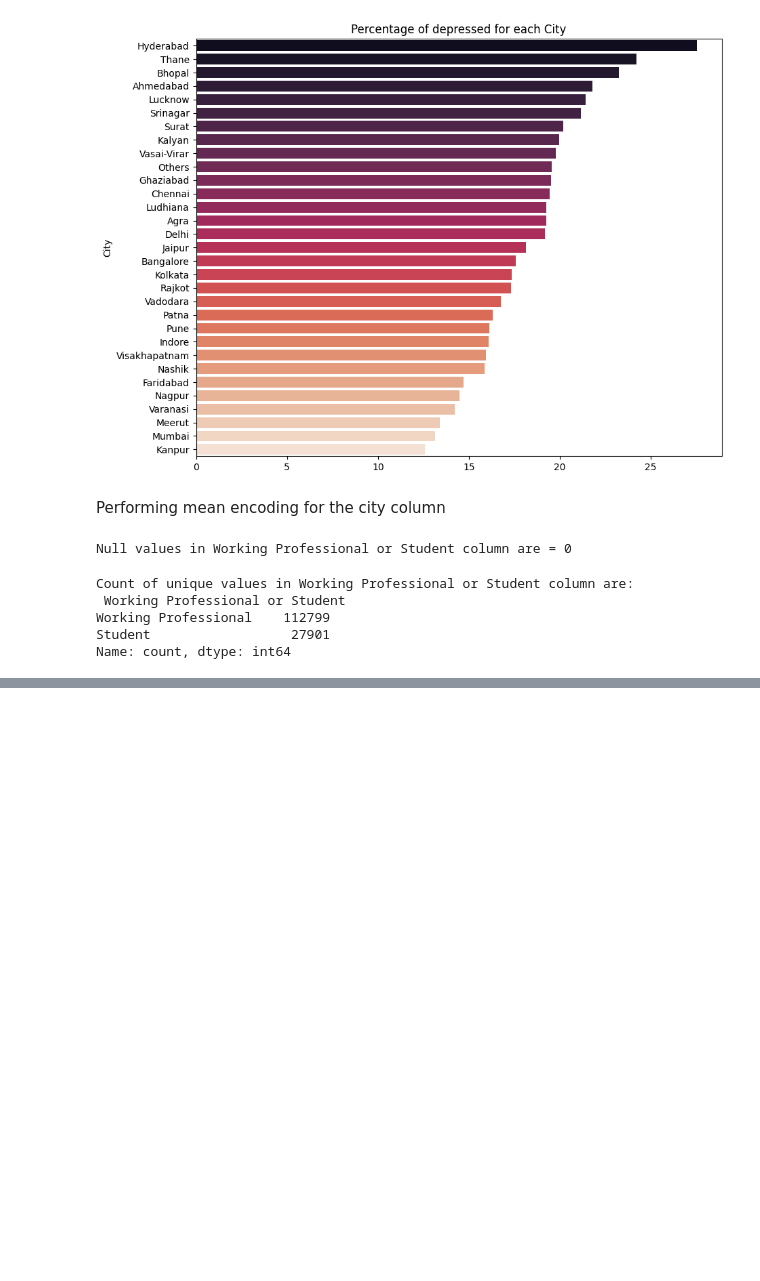
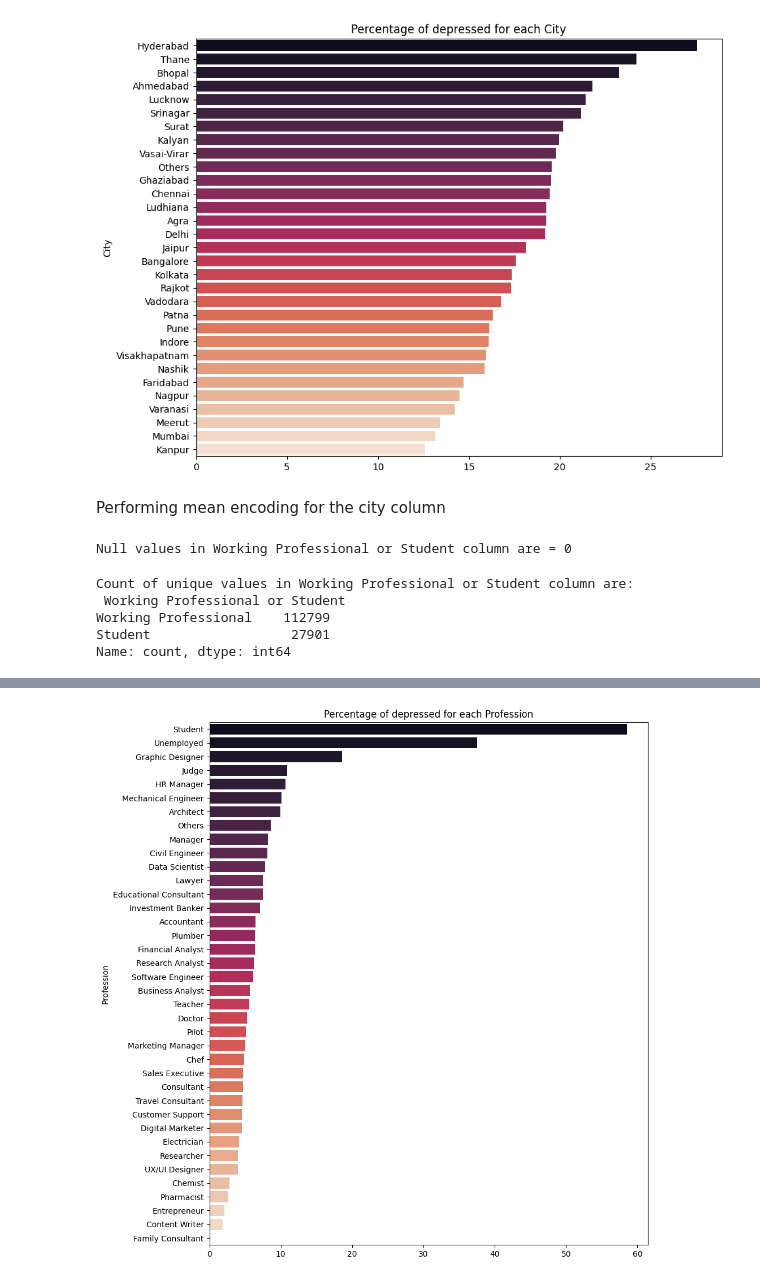
Before and after one commit to vanshuwjoshi/Kaggle-Playground-S4E11, a Jupyter notebook: notebooks/Data-Cleaning.ipynb, the cells around one changed output, grey strips where cells are left out. Drawn from its saved outputs; the diff is of its cells as text; code cells hidden in the pictures; blank space fills up the shorter version.

Commit message:
Encoded Profession column

```diff
--- a/notebooks/Data-Cleaning.ipynb
+++ b/notebooks/Data-Cleaning.ipynb
@@ -372,0 +448,32 @@ data = data.drop("Working Professional or Student", axis=1)
+# %%
+data.loc[data["Profession"]=="Finanancial Analyst", "Profession"] = "Financial Analyst"
+data.loc[data["Profession"]=="Dev", "Profession"] = "Software Engineer"
+data.loc[data["Profession"]=="City Manager", "Profession"] = "Manager"
+data.loc[data["Profession"]=="Analyst", "Profession"] = "Business Analyst"
+# %%
+data.loc[data["Profession"]=="Medical Doctor", "Profession"] = "Doctor"
+# %%
+profession_to_change = [
+    "B.Com",
+    "BE",
+    "Yogesh",
+    "MBA",
+    "LLM",
+    "BCA",
+    "Academic",
+    "Profession",
+    "FamilyVirar",
+    "BBA",
+    "Working Professional",
+    "MBBS",
+    "Patna",
+    "Unveil",
+    "B.Ed",
+    "Nagpur",
+    "Moderate",
+    "M.Ed",
+    "Pranav",
+    "Visakhapatnam",
+    "PhD",
+    "Yuvraj",
+]
@@ -372,0 +508,2 @@ data = data.drop("Working Professional or Student", axis=1)
+# %%
+data.loc[data["Profession"].isin(profession_to_change), "Profession"] = "Others"
@@ -372,0 +523,13 @@ data = data.drop("Working Professional or Student", axis=1)
+# %%
+depression_percentage = data.groupby("Profession")["Depression"].mean() * 100
+depression_percentage_sorted = depression_percentage.sort_values(ascending=False)
+plt.figure(figsize=(10, 12))
+sns.barplot(
+    y=depression_percentage_sorted.index,
+    x=depression_percentage_sorted.values,
+    palette="rocket",
+)
+plt.title("Percentage of depressed for each Profession")
+plt.show()
+# %% [output]
+[figure, added]
```
Also changed, not shown: parts of 16 cells of this notebook, 1 other file.
